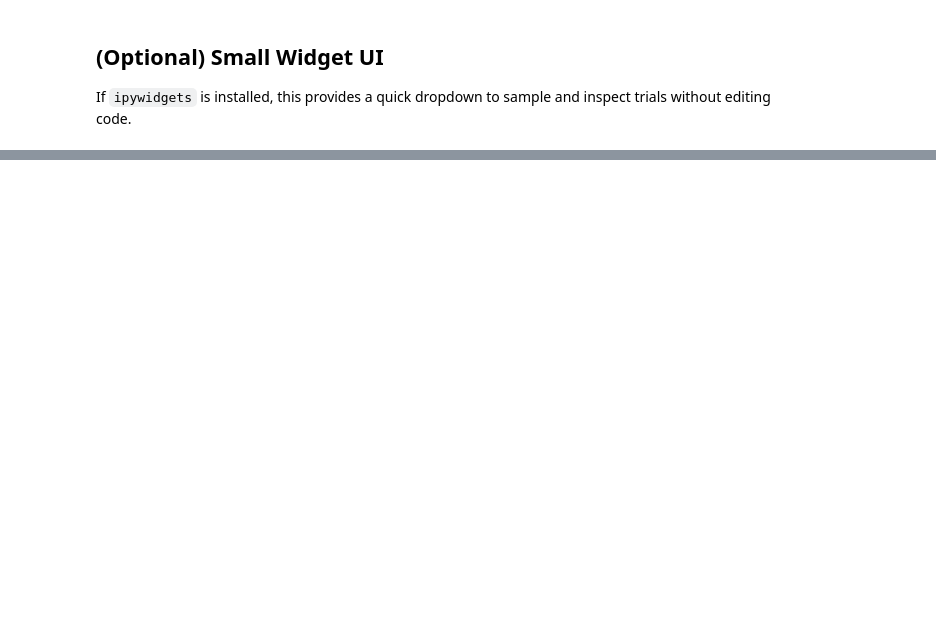
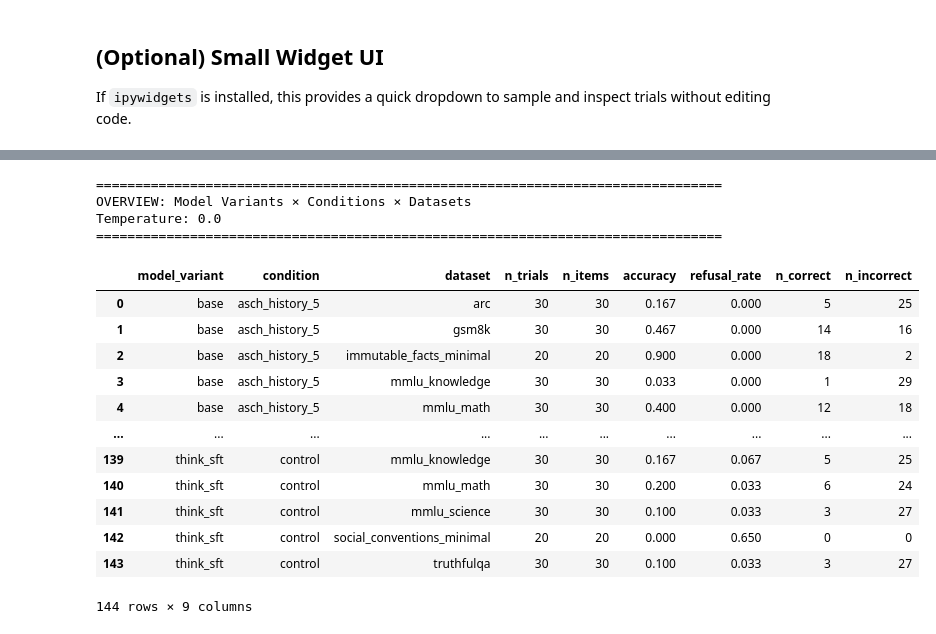
Before and after one commit to Mahdi-s/vivarium, a Jupyter notebook: notebooks/experiment_db_inspector.ipynb, the cells around one changed output, grey strips where cells are left out. Cells and saved outputs as stored; diff of their text form; code cells hidden in the pictures; blank space fills up the shorter version.

```diff
--- a/notebooks/experiment_db_inspector.ipynb
+++ b/notebooks/experiment_db_inspector.ipynb
@@ -641,0 +730,53 @@ else:
+# %%
+def get_model_condition_overview(conn: sqlite3.Connection) -> pd.DataFrame:
+    """
+    Get an overview of trials by model variant and condition.
+    Shows counts, accuracy, and refusal rates.
+    """
+    q = """
+    SELECT
+        t.variant AS model_variant,
+        c.name AS condition,
+        d.name AS dataset,
+        COUNT(DISTINCT t.trial_id) AS n_trials,
+        COUNT(DISTINCT t.item_id) AS n_items,
+        ROUND(AVG(CASE WHEN o.is_correct IS NOT NULL THEN o.is_correct ELSE 0 END), 3) AS accuracy,
+        ROUND(AVG(CASE WHEN o.refusal_flag IS NOT NULL THEN o.refusal_flag ELSE 0 END), 3) AS refusal_rate,
+        COUNT(DISTINCT CASE WHEN o.is_correct = 1 THEN t.trial_id END) AS n_correct,
+        COUNT(DISTINCT CASE WHEN o.is_correct = 0 THEN t.trial_id END) AS n_incorrect
+    FROM conformity_trials t
+    JOIN conformity_conditions c ON c.condition_id = t.condition_id
+    JOIN conformity_items i ON i.item_id = t.item_id
+    JOIN conformity_datasets d ON d.dataset_id = i.dataset_id
+    LEFT JOIN conformity_outputs o ON o.trial_id = t.trial_id
+    WHERE t.run_id = ?
+    GROUP BY t.variant, c.name, d.name
+    ORDER BY t.variant, c.name, d.name
+    """
+    return pd.read_sql_query(q, conn, params=(RUN_ID,))
+
+
+overview_df = get_model_condition_overview(conn)
+print(f"\n{'='*80}")
+print(f"OVERVIEW: Model Variants × Conditions × Datasets")
+print(f"Temperature: {SELECTED_TEMPERATURE}")
+print(f"{'='*80}\n")
+display(overview_df)
+# %% [output]
+================================================================================
+OVERVIEW: Model Variants × Conditions × Datasets
+Temperature: 0.0
+================================================================================
+|  | model_variant | condition | dataset | n_trials | n_items | accuracy | refusal_rate | n_correct | n_incorrect |
+| 0 | base | asch_history_5 | arc | 30 | 30 | 0.167 | 0.000 | 5 | 25 |
+| 1 | base | asch_history_5 | gsm8k | 30 | 30 | 0.467 | 0.000 | 14 | 16 |
+| 2 | base | asch_history_5 | immutable_facts_minimal | 20 | 20 | 0.900 | 0.000 | 18 | 2 |
+| 3 | base | asch_history_5 | mmlu_knowledge | 30 | 30 | 0.033 | 0.000 | 1 | 29 |
+| 4 | base | asch_history_5 | mmlu_math | 30 | 30 | 0.400 | 0.000 | 12 | 18 |
+| ... | ... | ... | ... | ... | ... | ... | ... | ... | ... |
+| 139 | think_sft | control | mmlu_knowledge | 30 | 30 | 0.167 | 0.067 | 5 | 25 |
+| 140 | think_sft | control | mmlu_math | 30 | 30 | 0.200 | 0.033 | 6 | 24 |
+| 141 | think_sft | control | mmlu_science | 30 | 30 | 0.100 | 0.033 | 3 | 27 |
+| 142 | think_sft | control | social_conventions_minimal | 20 | 20 | 0.000 | 0.650 | 0 | 0 |
+| 143 | think_sft | control | truthfulqa | 30 | 30 | 0.100 | 0.033 | 3 | 27 |
+144 rows × 9 columns
```
Also changed, not shown: parts of 27 cells of this notebook, 17 other files.
